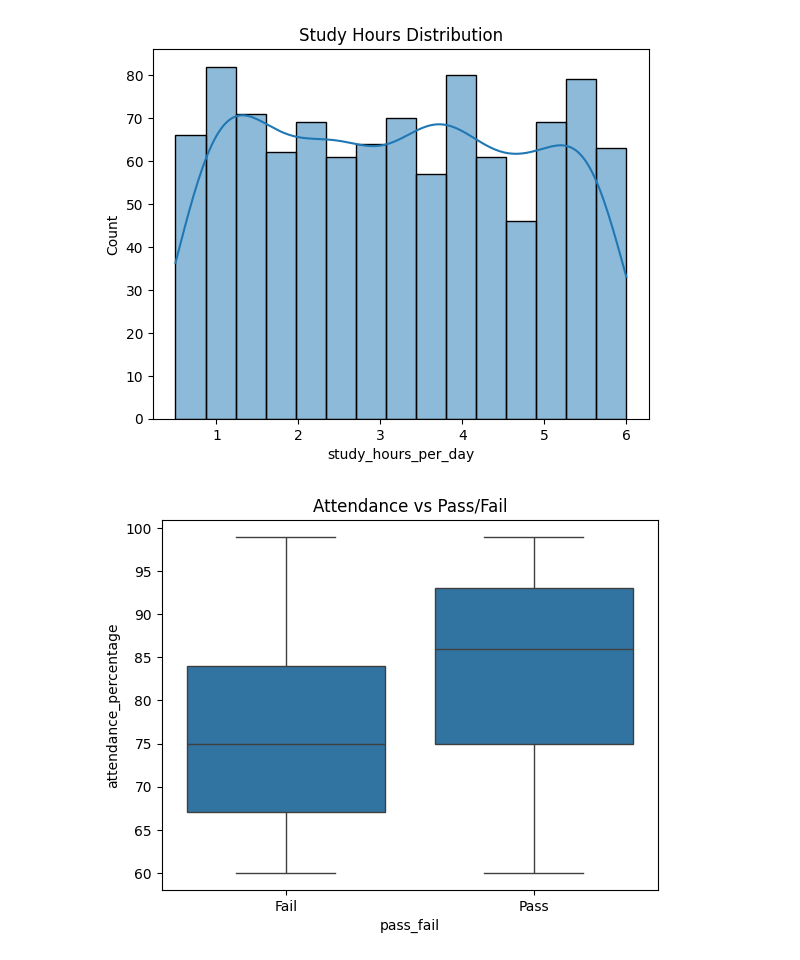
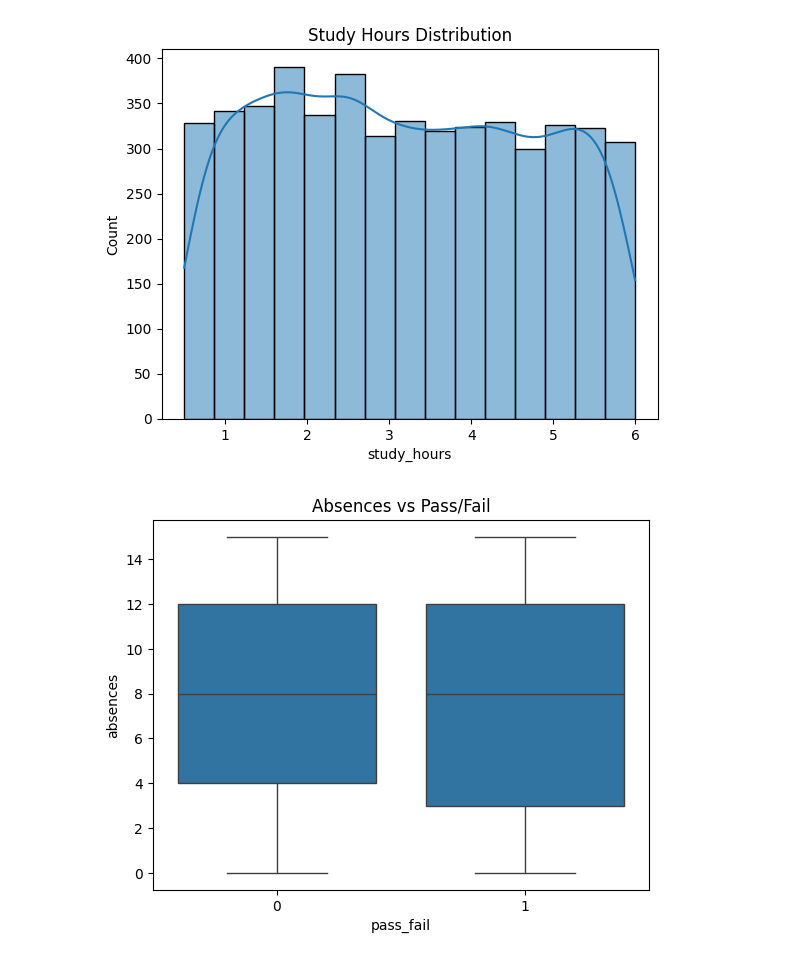
Before and after one commit to kumaraman86195-creator/Academic_Decision_Support_System, a Jupyter notebook: notebooks/01_data_exploration.ipynb, the cells around one changed output. Drawn from its saved outputs; the diff is of its cells as text; code cells hidden in the pictures.

```diff
--- a/notebooks/01_data_exploration.ipynb
+++ b/notebooks/01_data_exploration.ipynb
@@ -7,7 +7,7 @@ import seaborn as sns
 # %%
 # LOAD THE DATASET
 
-df = pd.read_csv(r"C:\Users\kumar\Academic_Decision_Support_System\data\raw\student_performance_balanced.csv")
+df = pd.read_csv(r"C:\Users\kumar\Academic_Decision_Support_System\data\synthetic\student_academic_data.csv")
 
 df.head()
 # %% [output]
@@ -99,14 +100,14 @@ plt.show()
 # %%
 # DISTRIBUTION OF STUDY HOURS
-sns.histplot(df["study_hours_per_day"], bins=15, kde=True)
+sns.histplot(df["study_hours"], bins=15, kde=True)
 plt.title("Study Hours Distribution")
 plt.show()
 # %% [output]
-[figure, old version]
+[figure, new version]
 # %%
 # ATTENDANCE VS RESULT
-sns.boxplot(x="pass_fail", y="attendance_percentage", data=df)
-plt.title("Attendance vs Pass/Fail")
+sns.boxplot(x="pass_fail", y="absences", data=df)
+plt.title("Absences vs Pass/Fail")
 plt.show()
 # %% [output]
-[figure, old version]
+[figure, new version]
```
Also changed, not shown: parts of 11 cells of this notebook.
